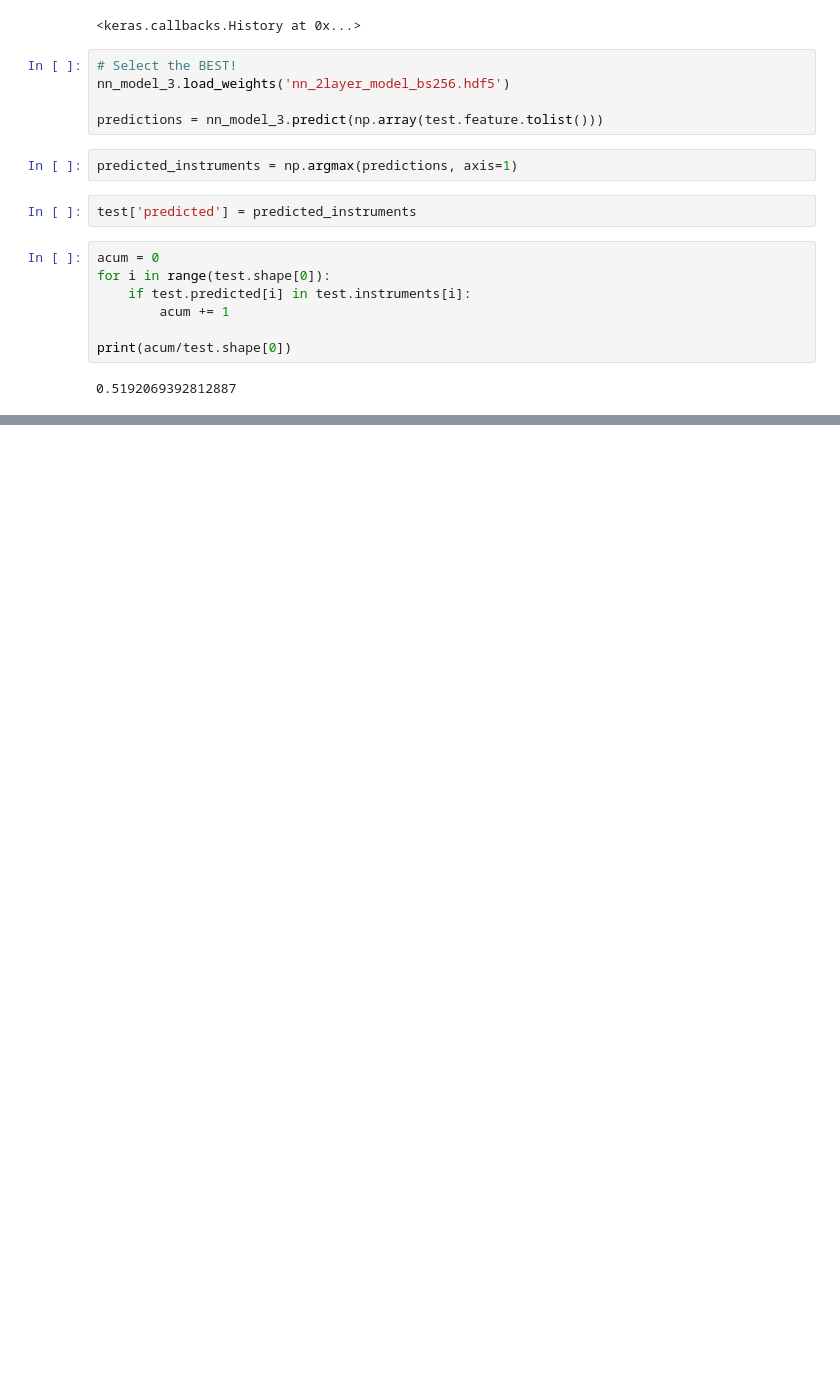
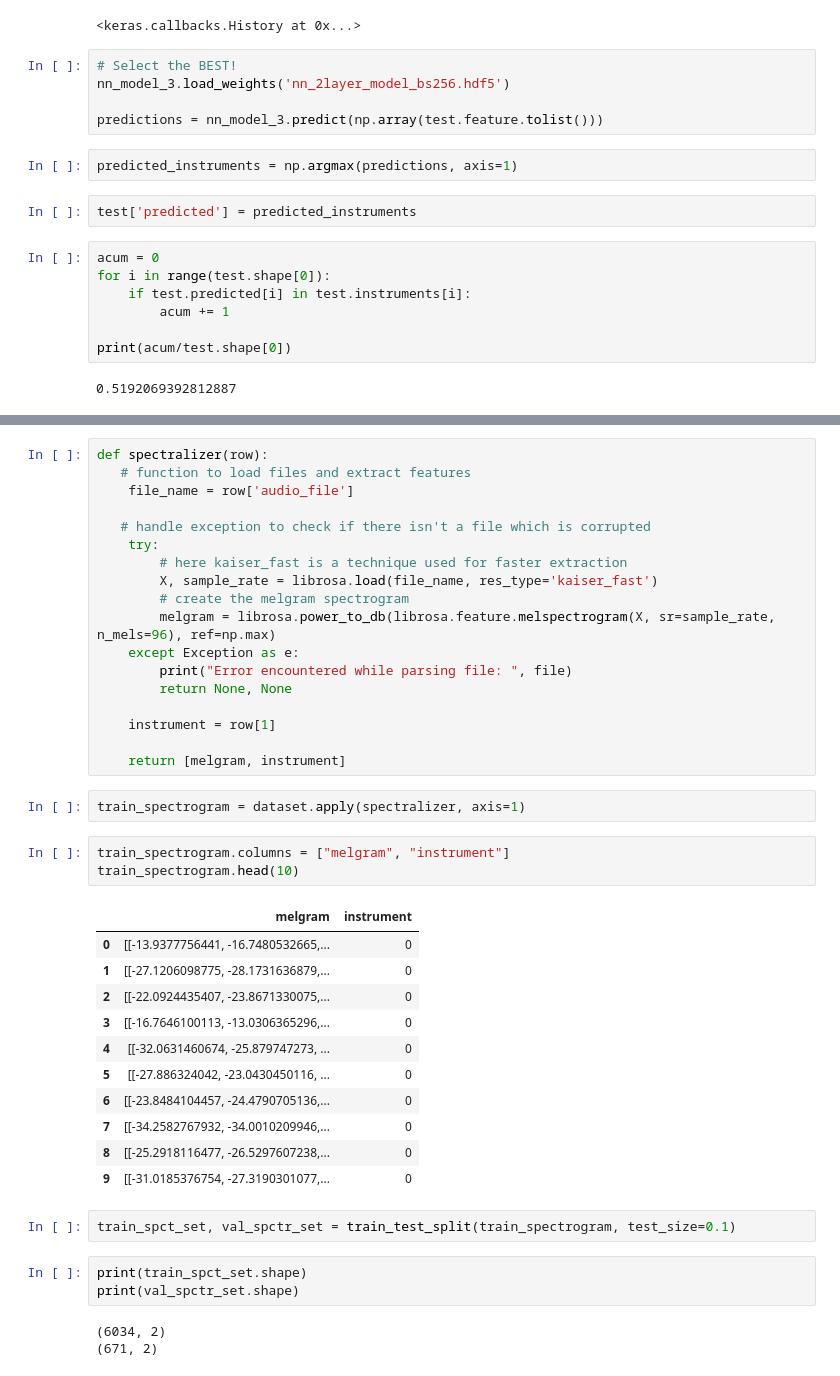
Before and after one commit to pedrini210/instrument-recognition, a Jupyter notebook: Instrument Recognition.ipynb, the cells around one changed output, grey strips where cells are left out. Cells and saved outputs as stored; diff of their text form; blank space fills up the shorter version.

```diff
--- a/Instrument Recognition.ipynb
+++ b/Instrument Recognition.ipynb
@@ -565,0 +604,43 @@ print(acum/test.shape[0])
+# %%
+def spectralizer(row):
+   # function to load files and extract features
+    file_name = row['audio_file']
+
+   # handle exception to check if there isn't a file which is corrupted
+    try:
+        # here kaiser_fast is a technique used for faster extraction
+        X, sample_rate = librosa.load(file_name, res_type='kaiser_fast')
+        # create the melgram spectrogram
+        melgram = librosa.power_to_db(librosa.feature.melspectrogram(X, sr=sample_rate, n_mels=96), ref=np.max)
+    except Exception as e:
+        print("Error encountered while parsing file: ", file)
+        return None, None
+
+    instrument = row[1]
+
+    return [melgram, instrument]
+# %%
+train_spectrogram = dataset.apply(spectralizer, axis=1)
+# %%
+train_spectrogram.columns = ["melgram", "instrument"]
+train_spectrogram.head(10)
+# %% [output]
+|  | melgram | instrument |
+| 0 | [[-13.9377756441, -16.7480532665,... | 0 |
+| 1 | [[-27.1206098775, -28.1731636879,... | 0 |
+| 2 | [[-22.0924435407, -23.8671330075,... | 0 |
+| 3 | [[-16.7646100113, -13.0306365296,... | 0 |
+| 4 | [[-32.0631460674, -25.879747273, ... | 0 |
+| 5 | [[-27.886324042, -23.0430450116, ... | 0 |
+| 6 | [[-23.8484104457, -24.4790705136,... | 0 |
+| 7 | [[-34.2582767932, -34.0010209946,... | 0 |
+| 8 | [[-25.2918116477, -26.5297607238,... | 0 |
+| 9 | [[-31.0185376754, -27.3190301077,... | 0 |
+# %%
+train_spct_set, val_spctr_set = train_test_split(train_spectrogram, test_size=0.1)
+# %%
+print(train_spct_set.shape)
+print(val_spctr_set.shape)
+# %% [output]
+(6034, 2)
+(671, 2)
```
Also changed, not shown: parts of 27 cells of this notebook, 1 other file.
